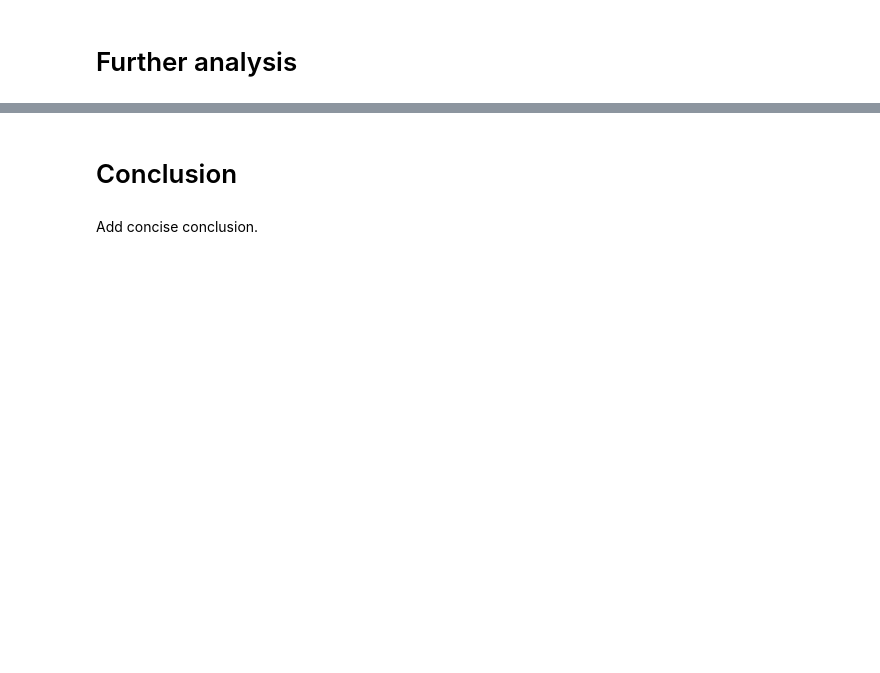
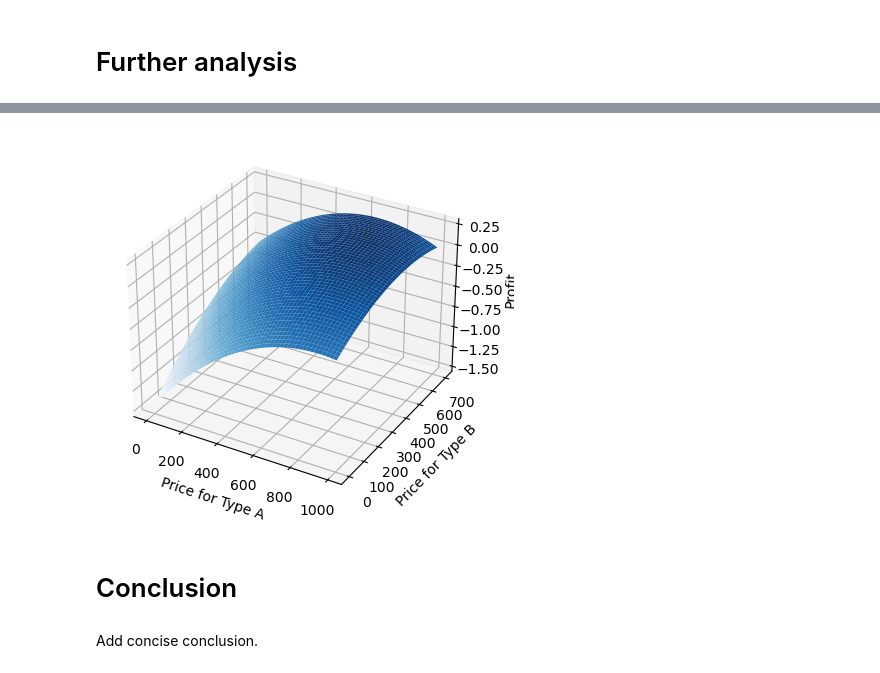
Before and after one commit to NumEconCopenhagen/projects-2024-rasmus, a Jupyter notebook: modelproject/modelproject.ipynb, the cells around one changed output, grey strips where cells are left out. Drawn from its saved outputs; the diff is of its cells as text; code cells hidden in the pictures; blank space fills up the shorter version.

```diff
--- a/modelproject/modelproject.ipynb
+++ b/modelproject/modelproject.ipynb
@@ -250,3 +265,24 @@ Try to make an extension of the model.
+# %%
+# Plot profit surface with a different color map
+fig = plt.figure()
+ax = fig.add_subplot(111, projection='3d')
+ax.plot_surface(P_A, P_B, Profits, cmap='Blues')
+
+# Find the coordinates of the maximum profit point
+max_profit_coords = np.unravel_index(np.argmax(Profits), Profits.shape)
+max_p_A = P_A[max_profit_coords]
+max_p_B = P_B[max_profit_coords]
+max_profit = Profits[max_profit_coords]
+
+# Mark the maximum profit point with a yellow dot
+ax.scatter(max_p_A, max_p_B, max_profit, color='yellow')
+
+ax.set_xlabel('Price for Type A')
+ax.set_ylabel('Price for Type B')
+ax.set_zlabel('Profit')
+plt.show()
+# %% [output]
+[figure, added]
 # %% [markdown]
 # Conclusion
 # %% [markdown]
```
Also changed, not shown: parts of 3 cells of this notebook.
